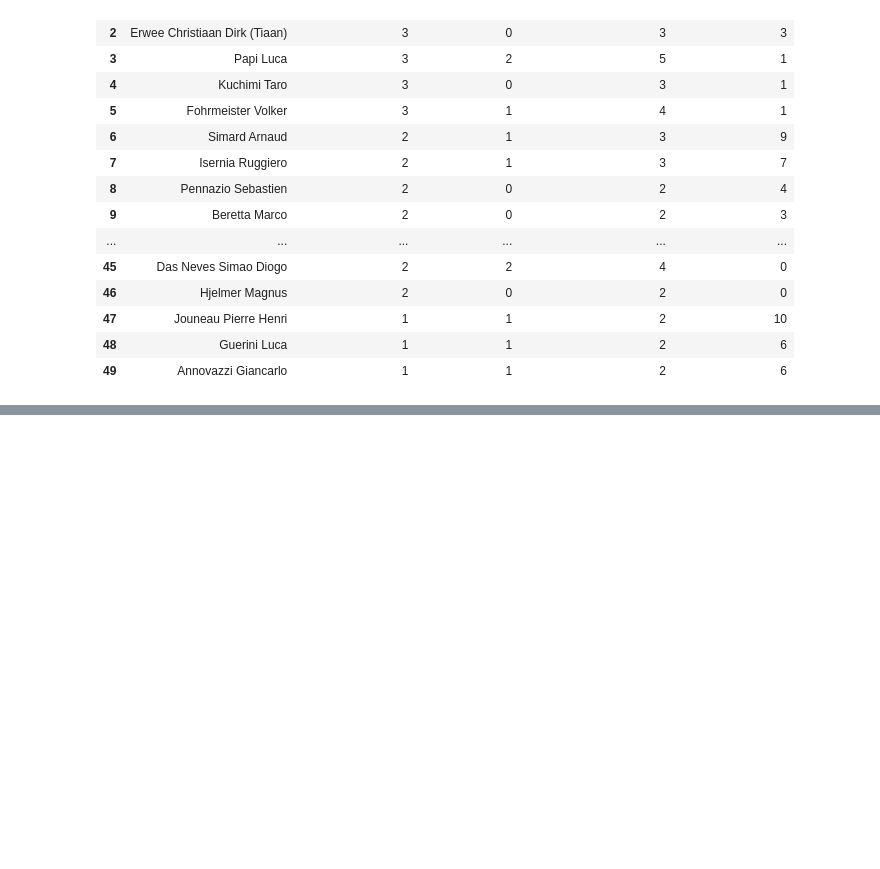
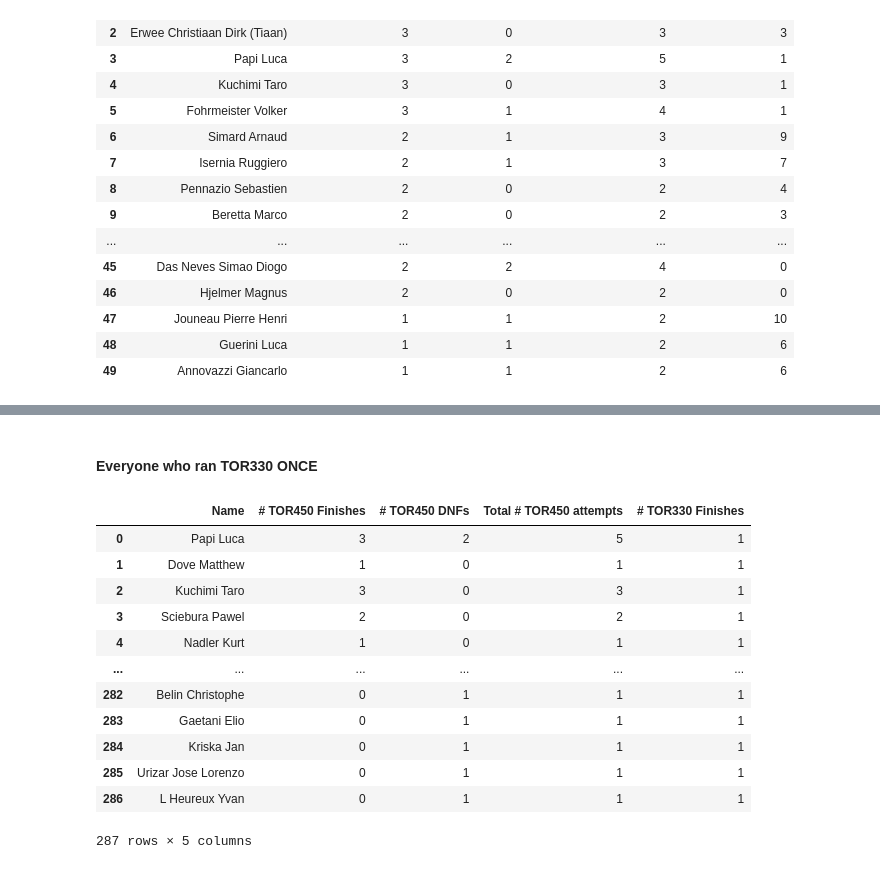
Before and after one commit to kjonina/TORX, a Jupyter notebook: Stage 6 - Cleaning and Preparating TOR450 100x100trail data for Visualisation.ipynb, the cells around one changed output, grey strips where cells are left out. Saved outputs shown, nothing was run; the diff lists cells and outputs as text; code cells hidden in the pictures; blank space fills up the shorter version.

```diff
--- a/Stage 6 - Cleaning and Preparating TOR450 100x100trail data for Visualisation.ipynb
+++ b/Stage 6 - Cleaning and Preparating TOR450 100x100trail data for Visualisation.ipynb
@@ -3643,0 +3644,19 @@ count_TOR450_TOR330_per_runner[count_TOR450_TOR330_per_runner['# TOR330 Finishes
+# %% [markdown]
+#### Everyone who ran TOR330 ONCE
+# %%
+ran_TOR330_once = count_TOR450_TOR330_per_runner[count_TOR450_TOR330_per_runner['# TOR330 Finishes'] == 1].reset_index(drop= True)
+ran_TOR330_once
+# %% [output]
+|  | Name | # TOR450 Finishes | # TOR450 DNFs | Total # TOR450 attempts | # TOR330 Finishes |
+| 0 | Papi Luca | 3 | 2 | 5 | 1 |
+| 1 | Dove Matthew | 1 | 0 | 1 | 1 |
+| 2 | Kuchimi Taro | 3 | 0 | 3 | 1 |
+| 3 | Sciebura Pawel | 2 | 0 | 2 | 1 |
+| 4 | Nadler Kurt | 1 | 0 | 1 | 1 |
+| ... | ... | ... | ... | ... | ... |
+| 282 | Belin Christophe | 0 | 1 | 1 | 1 |
+| 283 | Gaetani Elio | 0 | 1 | 1 | 1 |
+| 284 | Kriska Jan | 0 | 1 | 1 | 1 |
+| 285 | Urizar Jose Lorenzo | 0 | 1 | 1 | 1 |
+| 286 | L Heureux Yvan | 0 | 1 | 1 | 1 |
+287 rows × 5 columns
```
Also changed, not shown: parts of 45 cells of this notebook.
